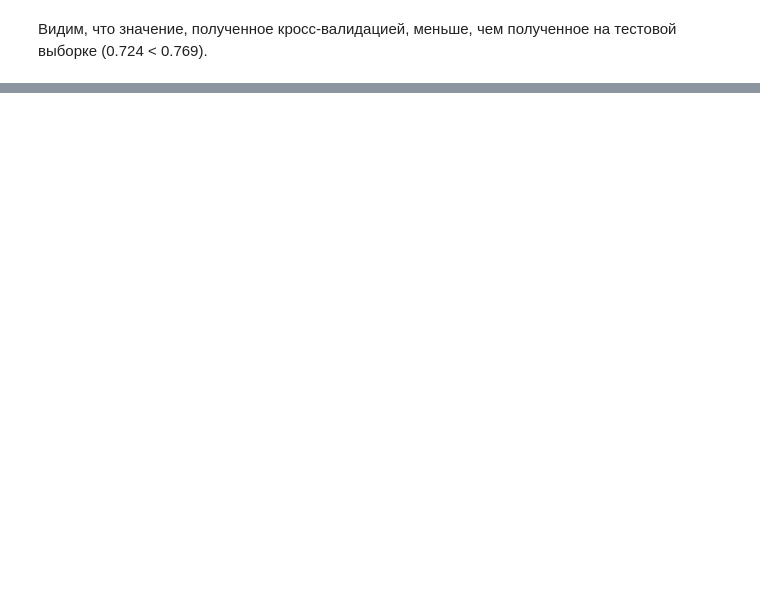
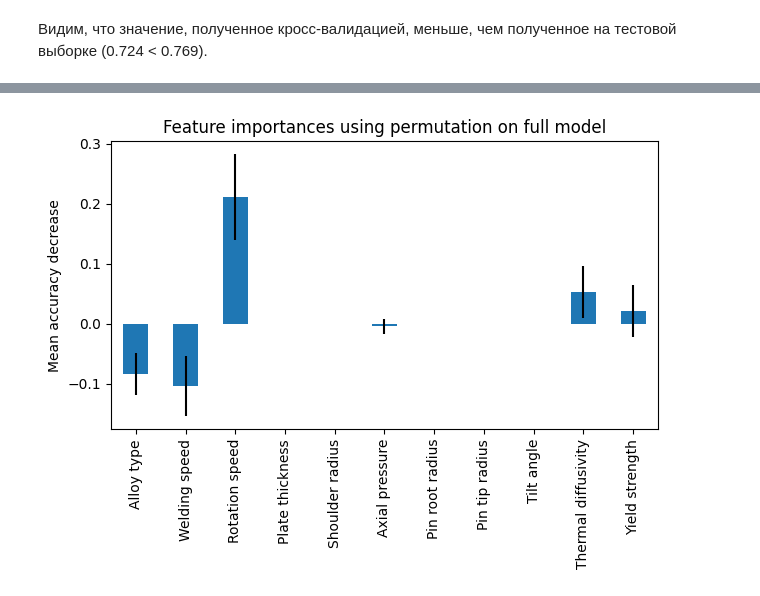
Before and after one commit to ananasn/welding-ml, a Jupyter notebook: welding.ipynb, the cells around one changed output, grey strips where cells are left out. Cells and saved outputs as stored; diff of their text form; code cells hidden in the pictures; blank space fills up the shorter version.

```diff
--- a/welding.ipynb
+++ b/welding.ipynb
@@ -218,6 +314,7 @@ cols_names = encoder.get_feature_names_out()
 new_data = pd.DataFrame(cols_enc, columns=cols_names)
 print(new_data)
 
+data_saved = data
 data = pd.concat([data, new_data], axis=1)
 data.drop('Alloy type', axis=1, inplace=True)
 data.head()
@@ -316,0 +651,30 @@ print(f'Kbeta-score is {fbeta_score(y_true, y_pred, beta=2)}')
+# %%
+
+min_samples_split = [14, 15, 16, 17, 18, 19, 20, 21]
+
+param_grid = {
+    'n_estimators': [270, 280, 350, 400],
+    'learning_rate': [ 0.15, 0.155],
+    'max_depth': [7],
+    'loss': ['log_loss'],
+    'criterion':['friedman_mse'],
+    'min_samples_split': min_samples_split,
+    'min_samples_leaf': [2]
+}
+
+
+grid_search = GridSearchCV(
+   gbk,
+    param_grid,
+    cv=6,
+    n_jobs=-1,
+    verbose=2
+)
+
+grid_search.fit(data_train, target_train)
+print('Best hyperparameters are: '+ str(grid_search.best_params_))
+print('Best score is: '+ str(grid_search.best_score_))
+result_model = grid_search.best_estimator_
+target_res = result_model.predict(data_test)
+score = fbeta_score(target_test, target_res, beta=2)
+print(score)
@@ -316,0 +693,14 @@ print(f'Kbeta-score is {fbeta_score(y_true, y_pred, beta=2)}')
+# %%
+
+
+importances = permutation_importance(result_model, data_test, target_test, n_repeats=20, random_state=2025, n_jobs=-1)
+forest_importances = pd.Series(importances.importances_mean, index=data_test.columns)
+
+fig, ax = plt.subplots()
+forest_importances.plot.bar(yerr=importances.importances_std, ax=ax)
+ax.set_title("Feature importances using permutation on full model")
+ax.set_ylabel("Mean accuracy decrease")
+fig.tight_layout()
+plt.show()
+# %% [output]
+[figure, added]
```
Also changed, not shown: parts of 55 cells of this notebook.
